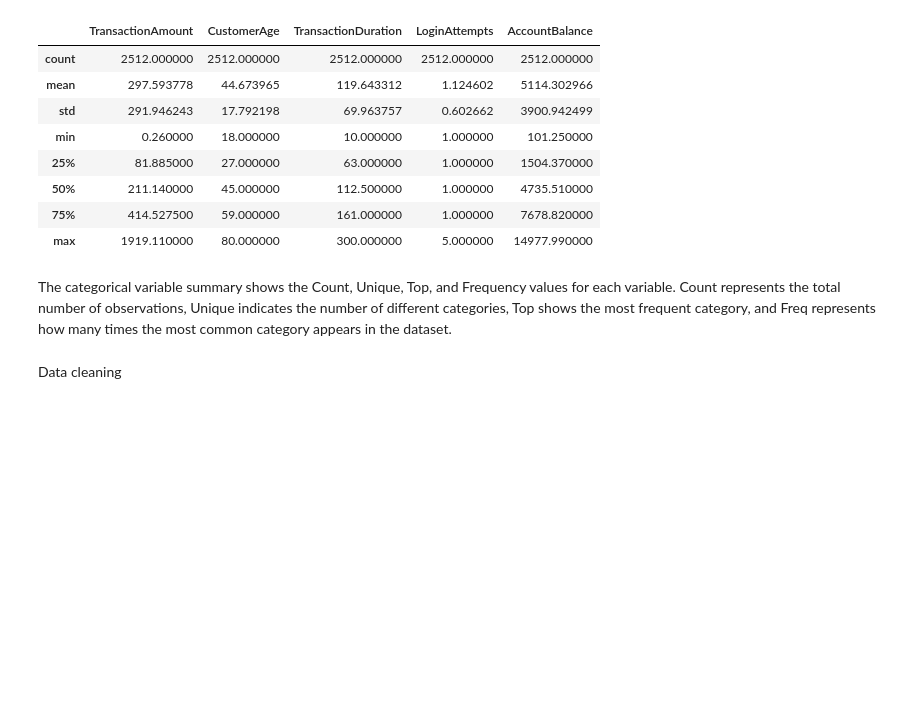
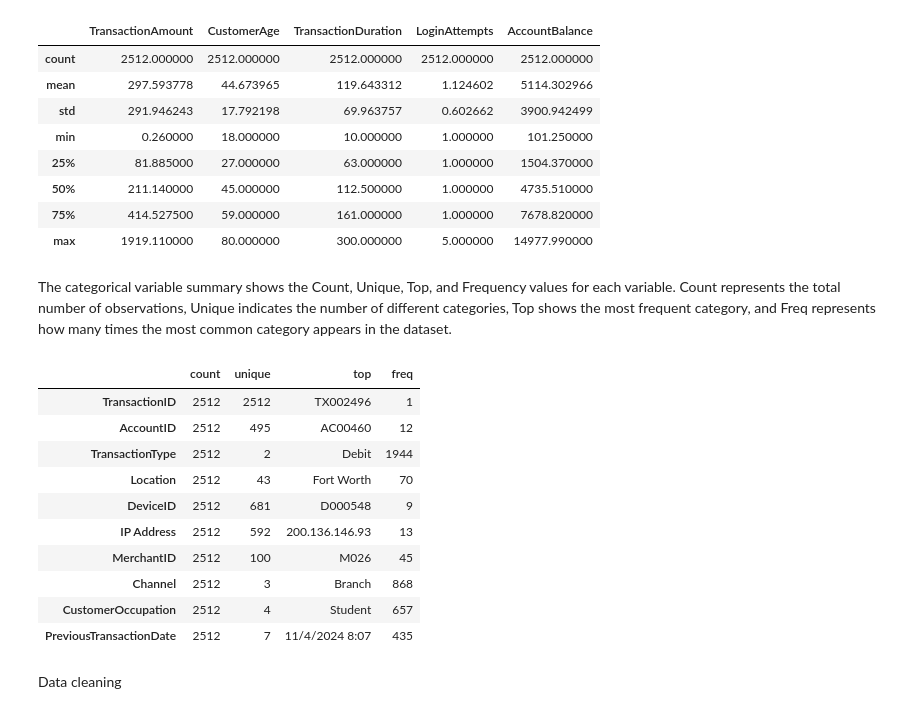
Before and after one commit to marghistani22/Data_Engineering, a Jupyter notebook: Untitled1.ipynb, the cells around one changed output. Cells and saved outputs as stored; diff of their text form; code cells hidden in the pictures; blank space fills up the shorter version.

```diff
--- a/Untitled1.ipynb
+++ b/Untitled1.ipynb
@@ -71,6 +69,32 @@ display(styled_stats)
 | max | 1919.110000 | 80.000000 | 300.000000 | 5.000000 | 14977.990000 |
 # %% [markdown]
 The categorical variable summary shows the Count, Unique, Top, and Frequency values for each variable. Count represents the total number of observations, Unique indicates the number of different categories, Top shows the most frequent category, and Freq represents how many times the most common category appears in the dataset.
+# %%
+
+
+categorical_stats = df.describe(include='object').T
+
+cmap = cm.get_cmap('Blues')
+
+background_color = cm.colors.rgb2hex(cmap(0.1))
+
+categorical_stats = categorical_stats.style.set_properties(
+    **{'background-color': background_color}
+)
+
+display(categorical_stats)
+# %% [output]
+|  | count | unique | top | freq |
+| TransactionID | 2512 | 2512 | TX002496 | 1 |
+| AccountID | 2512 | 495 | AC00460 | 12 |
+| TransactionType | 2512 | 2 | Debit | 1944 |
+| Location | 2512 | 43 | Fort Worth | 70 |
+| DeviceID | 2512 | 681 | D000548 | 9 |
+| IP Address | 2512 | 592 | 200.136.146.93 | 13 |
+| MerchantID | 2512 | 100 | M026 | 45 |
+| Channel | 2512 | 3 | Branch | 868 |
+| CustomerOccupation | 2512 | 4 | Student | 657 |
+| PreviousTransactionDate | 2512 | 7 | 11/4/2024 8:07 | 435 |
 # %% [markdown]
 Data cleaning
 # %%
```
Also changed, not shown: parts of 38 cells of this notebook.
